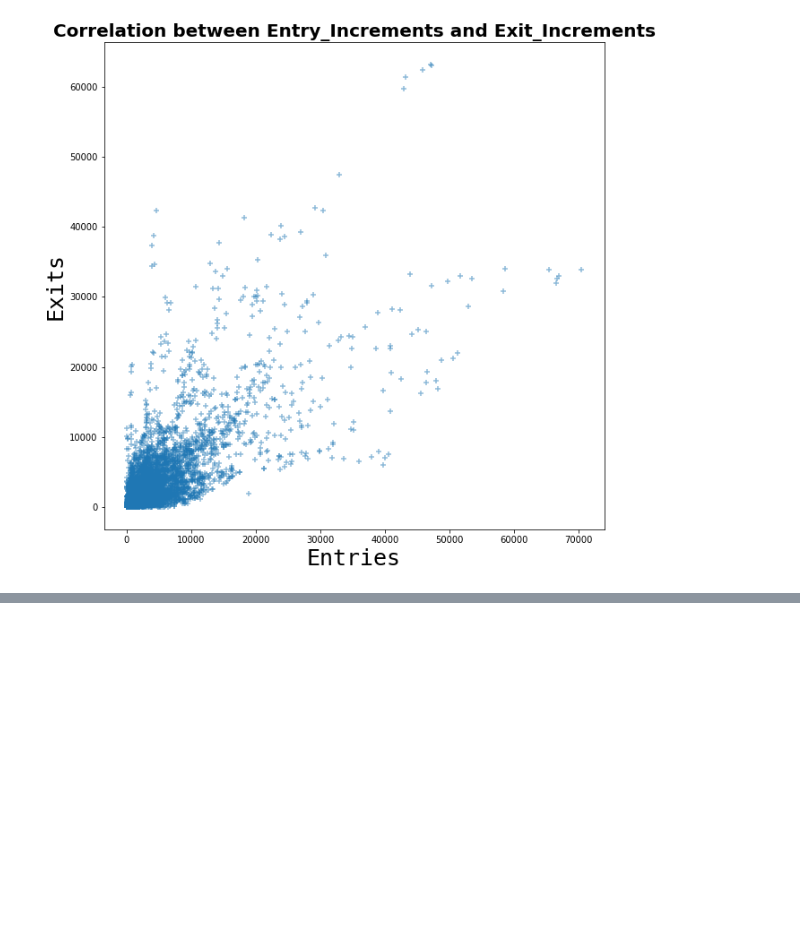
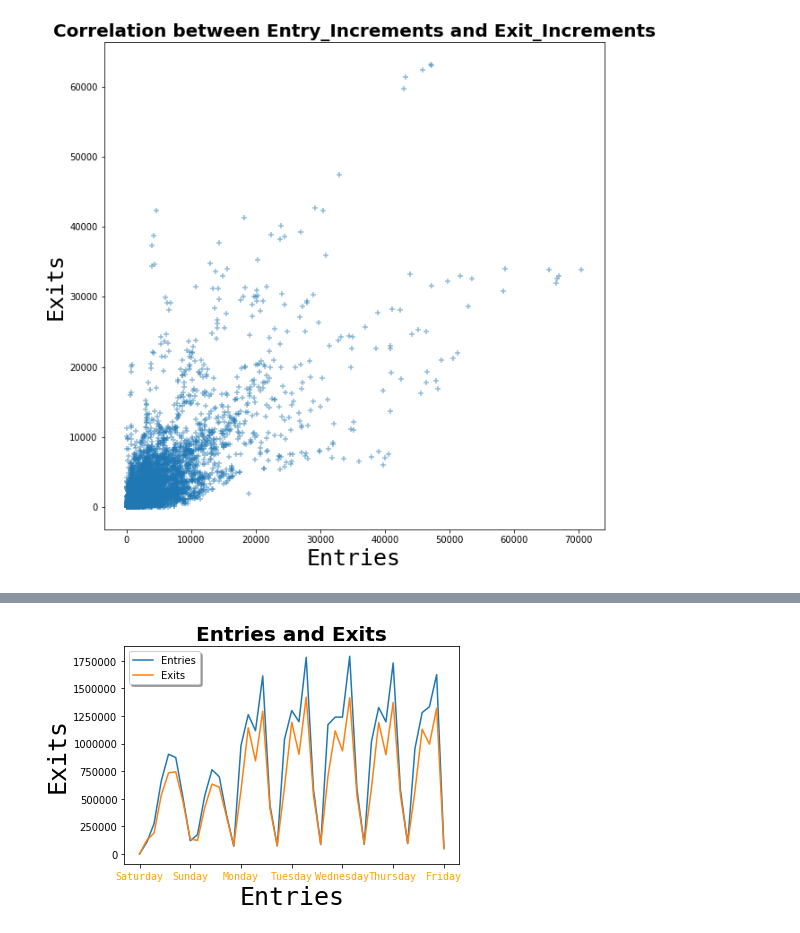
Before and after one commit to cnarrieta18/Metis_project1_mta, a Jupyter notebook: Project_01 - Matplotlib.ipynb, the cells around one changed output, grey strips where cells are left out. Saved outputs shown, nothing was run; the diff lists cells and outputs as text; code cells hidden in the pictures; blank space fills up the shorter version.

Commit message:
updates and additional charts

```diff
--- a/Project_01 - Matplotlib.ipynb
+++ b/Project_01 - Matplotlib.ipynb
@@ -249,0 +248,14 @@ plt.show();
+# %%
+weekday_groupby = df.groupby(['time_block'])['entry_increments','exit_increments'].sum().reset_index()
+
+plt.plot(weekday_groupby['time_block'],weekday_groupby['entry_increments'])
+plt.plot(weekday_groupby['time_block'],weekday_groupby['exit_increments'])
+plt.title('Entries and Exits', fontsize=20, weight = 'bold')
+x_labels = ['Saturday', 'Sunday','Monday','Tuesday','Wednesday','Thursday','Friday']
+ticks_x = np.linspace(0, 42, 7)
+plt.xticks(ticks_x, x_labels, fontsize = '10', family = 'monospace',color='orange')
+plt.xlabel("Entries", fontsize = '25', family = 'monospace',color='black');
+plt.ylabel("Exits", fontsize = '25', family = 'monospace',color='black');
+plt.legend(['Entries','Exits'],shadow = True, loc = 0);
+# %% [output]
+[figure, added]
```
Also changed, not shown: parts of 11 cells of this notebook.
